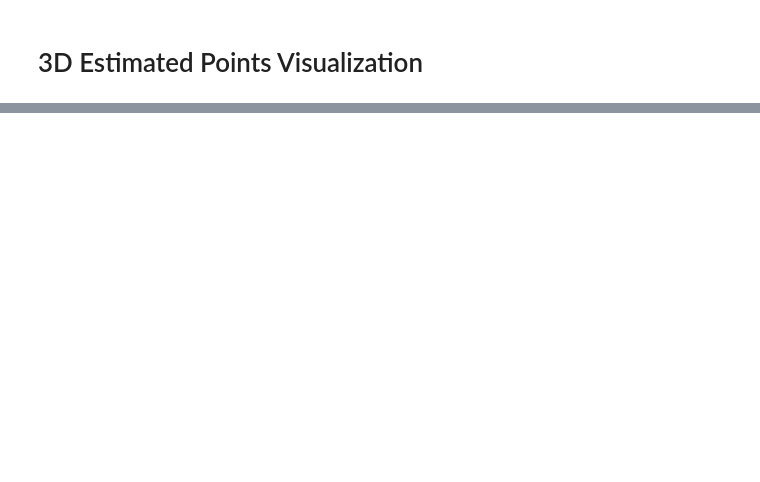
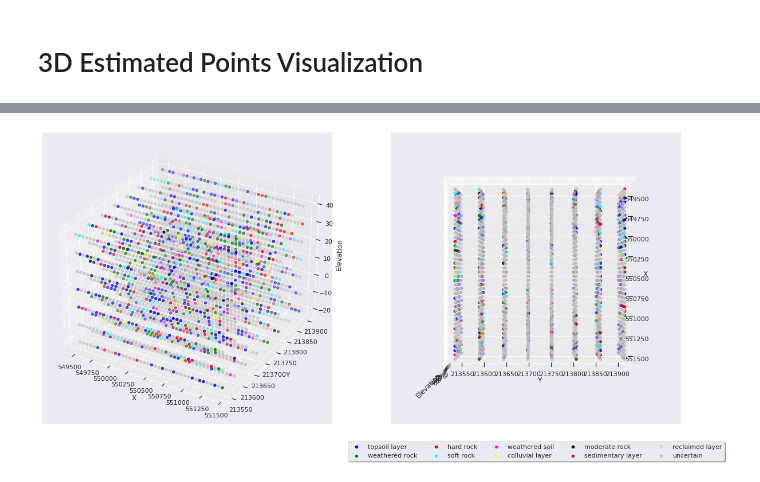
Before and after one commit to daitranskku/soil_properties, a Jupyter notebook: 3D_map_generation.ipynb, the cells around one changed output, grey strips where cells are left out. Saved outputs shown, nothing was run; the diff lists cells and outputs as text; code cells hidden in the pictures; blank space fills up the shorter version.

```diff
--- a/3D_map_generation.ipynb
+++ b/3D_map_generation.ipynb
@@ -255,0 +255,2 @@ plt.show()
+# %%
+y_estimate = estimate_soil_properties(model = model, test_area = normalized_X_test)
@@ -255,0 +264,8 @@ plt.show()
+# %%
+y_estimate[y_estimate < 0] = 9
+y_estimate[y_estimate > 8] = 9
+# %%
+plot_data(X_test, y_estimate, labels, label_colours)
+plt.show()
+# %% [output]
+[figure, added]
```
Also changed, not shown: parts of 14 cells of this notebook, 5 other files.
